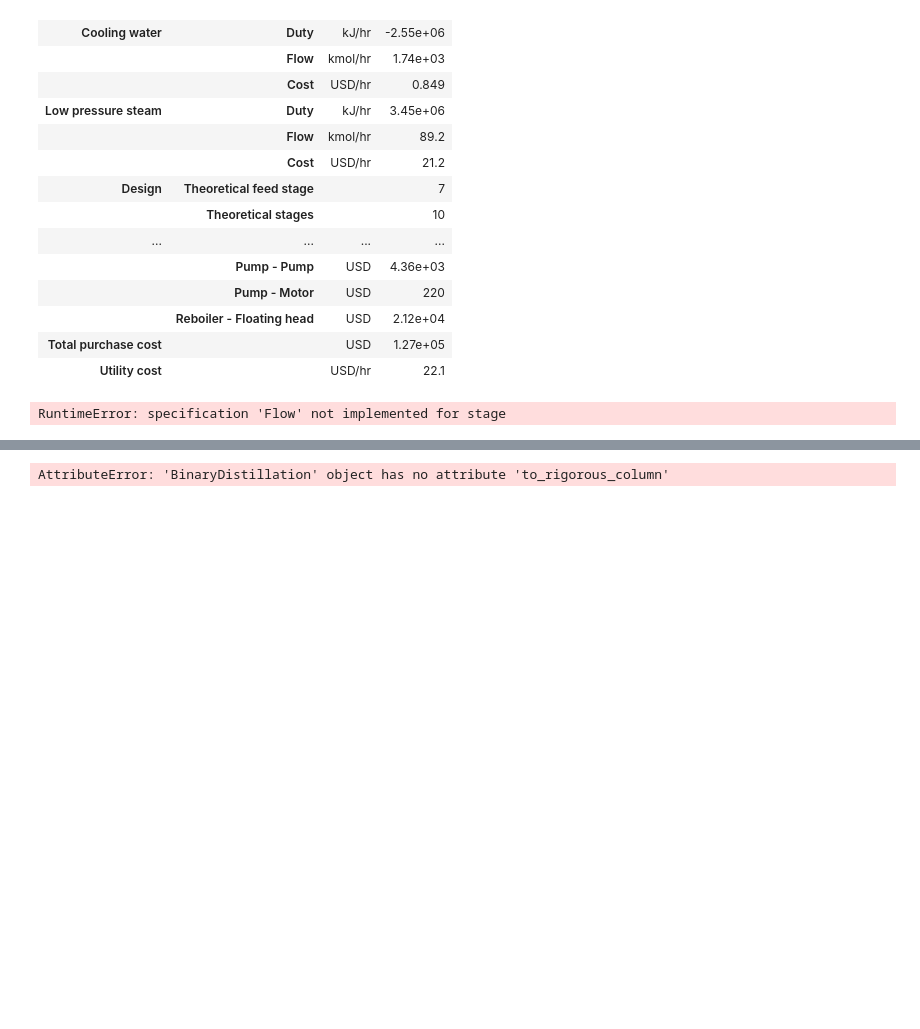
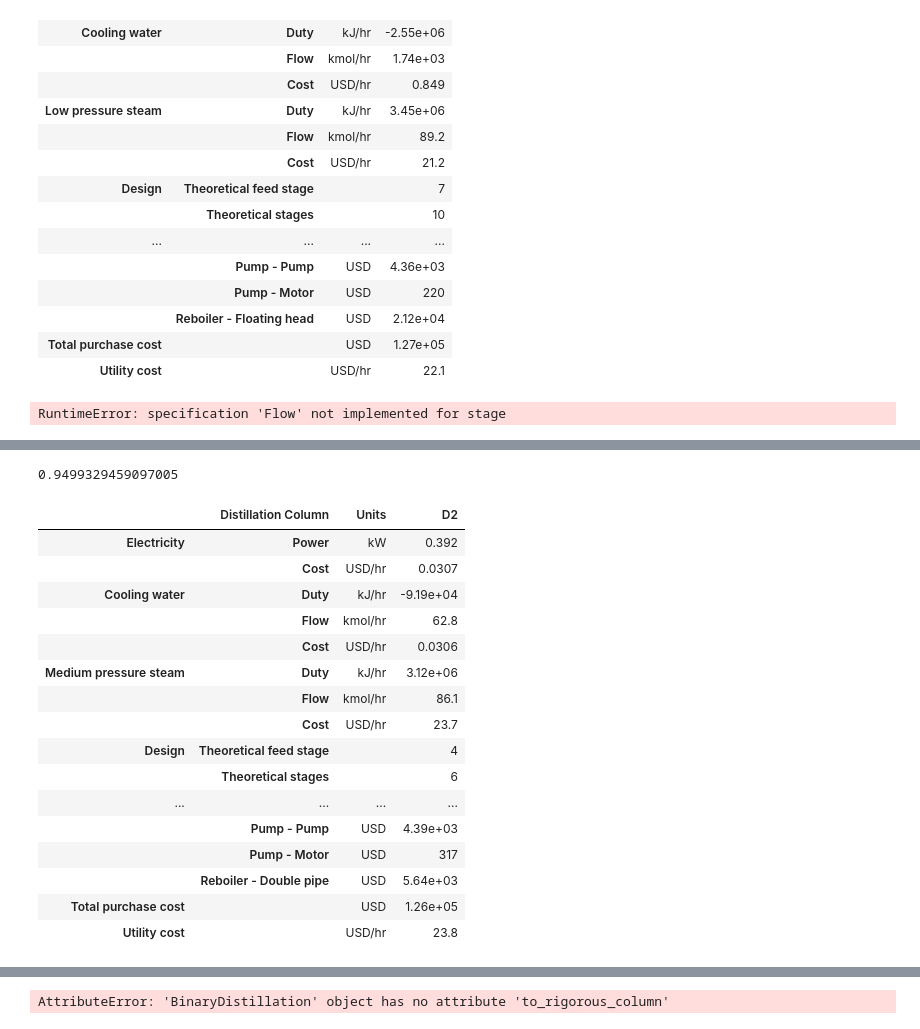
Before and after one commit to H-Wadgama/belt, a Jupyter notebook: atj_saf/separation_trialz.ipynb, the cells around one changed output, grey strips where cells are left out. Saved outputs shown, nothing was run; the diff lists cells and outputs as text; code cells hidden in the pictures; blank space fills up the shorter version.

```diff
--- a/atj_saf/separation_trialz.ipynb
+++ b/atj_saf/separation_trialz.ipynb
@@ -131,0 +242,7 @@ D1.simulate()
+# %%
+D2 = bst.units.ShortcutColumn('D2', ins=D1-1,
+                        LHK=('Water', 'Glycerol'),
+                        y_top = 0.936432, x_bot = 0.0981128,
+                        k=2,
+                        partial_condenser=False)
+D2.simulate()
@@ -131,0 +269,24 @@ D1.simulate()
+# %%
+42.5/(42.5+2.24)
+# %% [output]
+0.9499329459097005
+# %%
+D2.results()
+# %% [output]
+|  | Distillation Column | Units | D2 |
+| Electricity | Power | kW | 0.392 |
+|  | Cost | USD/hr | 0.0307 |
+| Cooling water | Duty | kJ/hr | -9.19e+04 |
+|  | Flow | kmol/hr | 62.8 |
+|  | Cost | USD/hr | 0.0306 |
+| Medium pressure steam | Duty | kJ/hr | 3.12e+06 |
+|  | Flow | kmol/hr | 86.1 |
+|  | Cost | USD/hr | 23.7 |
+| Design | Theoretical feed stage |  | 4 |
+|  | Theoretical stages |  | 6 |
+| ... | ... | ... | ... |
+|  | Pump - Pump | USD | 4.39e+03 |
+|  | Pump - Motor | USD | 317 |
+|  | Reboiler - Double pipe | USD | 5.64e+03 |
+| Total purchase cost |  | USD | 1.26e+05 |
+| Utility cost |  | USD/hr | 23.8 |
```
Also changed, not shown: parts of 17 cells of this notebook, 17 other files.
